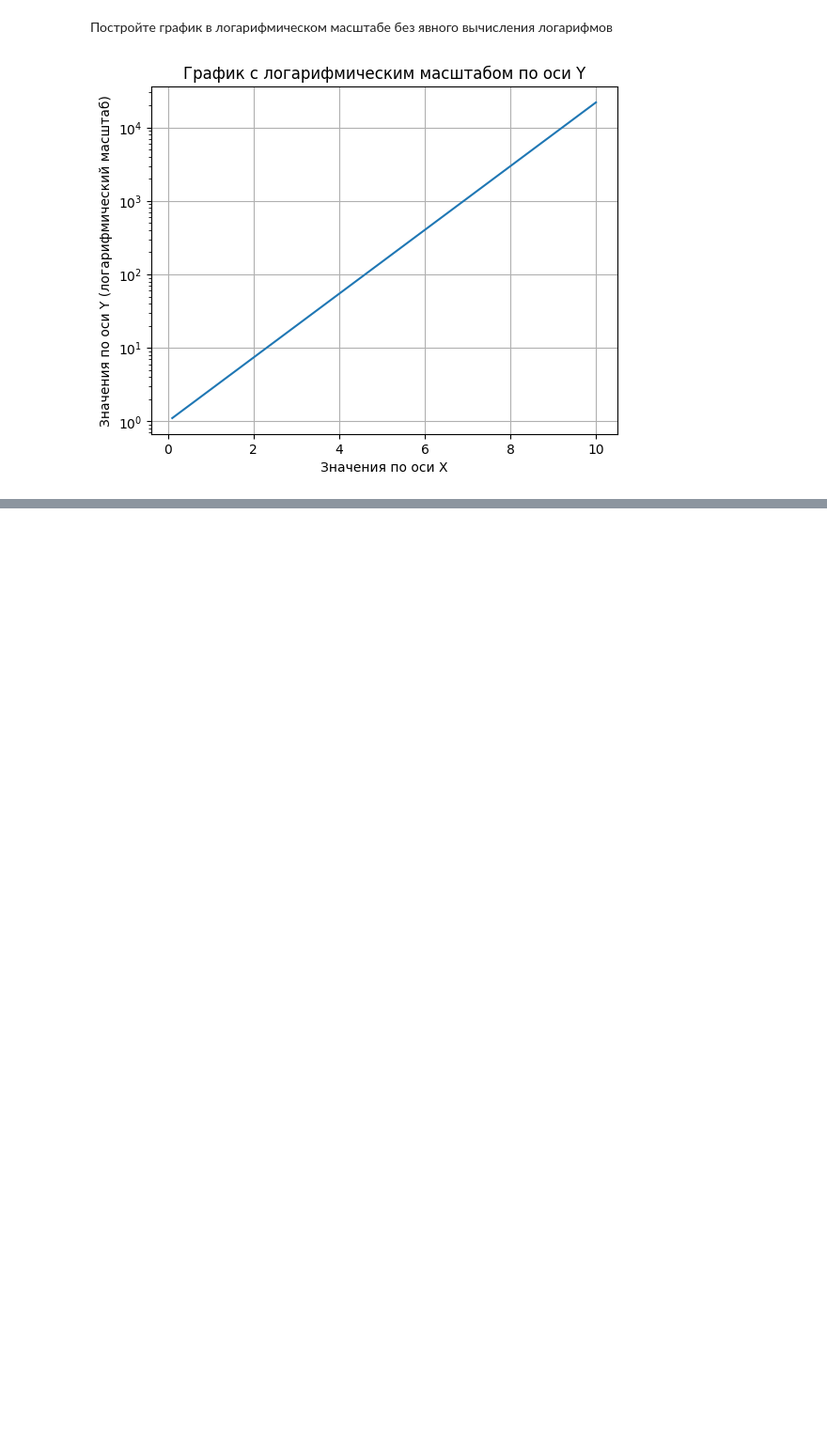
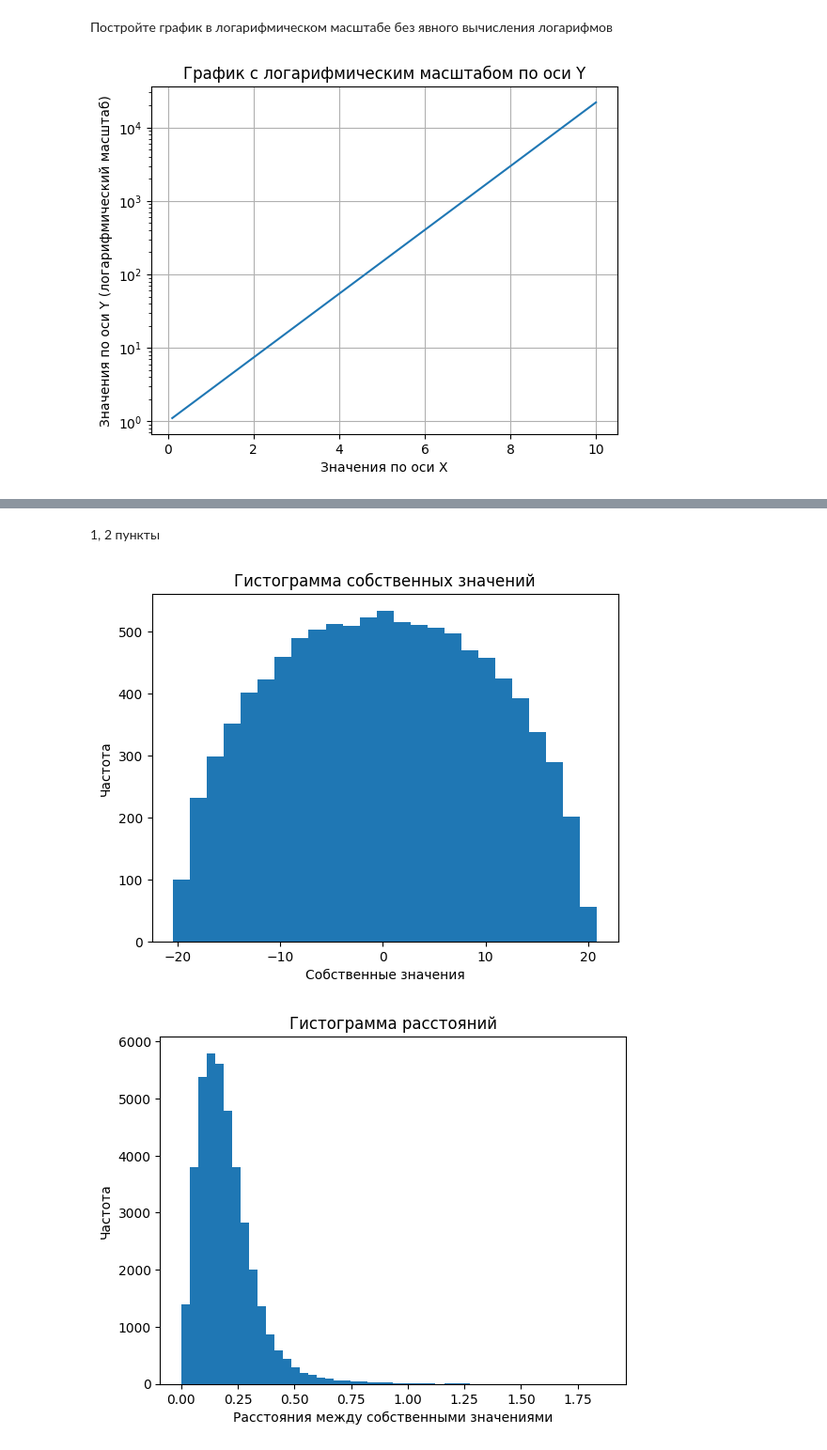
Before and after one commit to egoroz/calculus_math_MIPT, a Jupyter notebook: hw/1/1.ipynb, the cells around one changed output, grey strips where cells are left out. Shown at 94% size. Saved outputs shown, nothing was run; the diff lists cells and outputs as text; code cells hidden in the pictures; blank space fills up the shorter version.

```diff
--- a/hw/1/1.ipynb
+++ b/hw/1/1.ipynb
@@ -169,0 +177,37 @@ plt.show()
+# %%
+N = 200
+M = 50
+m = 200
+# %% [markdown]
+1, 2 пункты
+# %%
+lambdas_all = []
+for _ in range(M):
+    matrix = np.random.normal(0, 1, (N, N))
+    matrix = (matrix + matrix.T) / 2
+    lambdas = np.linalg.eigvalsh(matrix)
+    lambdas_all.extend(lambdas)
+
+plt.hist(lambdas_all, bins=25)
+plt.xlabel("Собственные значения")
+plt.ylabel("Частота")
+plt.title("Гистограмма собственных значений")
+plt.show()
+
+distances_all = []
+for _ in range(m):
+    matrix = np.random.normal(0, 1, (N, N))
+    matrix = (matrix + matrix.T) / 2
+    lambdas = np.linalg.eigvalsh(matrix)
+    lambdas.sort()
+    distances = np.diff(lambdas)
+    distances_all.extend(distances)
+
+plt.hist(distances_all, bins=50)
+plt.xlabel("Расстояния между собственными значениями")
+plt.ylabel("Частота")
+plt.title("Гистограмма расстояний")
+plt.show()
+# %% [output]
+[figure, added]
+[figure, added]
```
Also changed, not shown: parts of 11 cells of this notebook.
